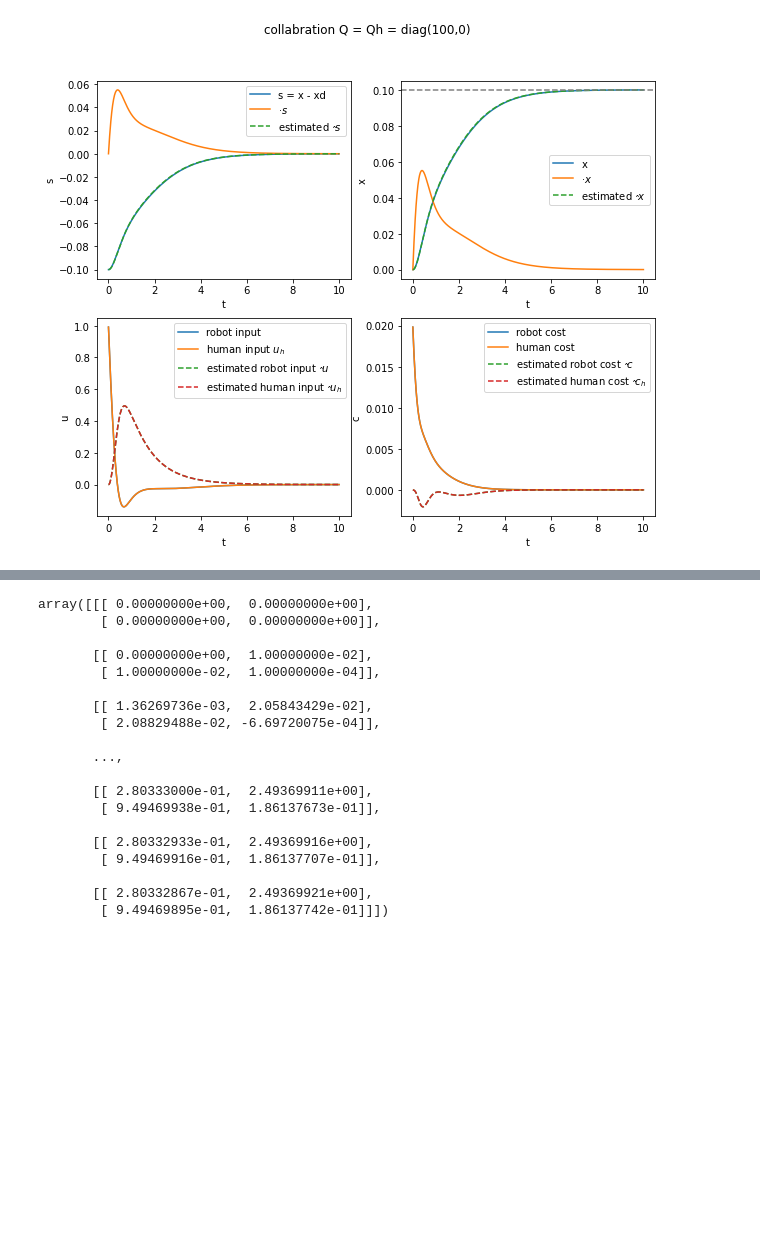
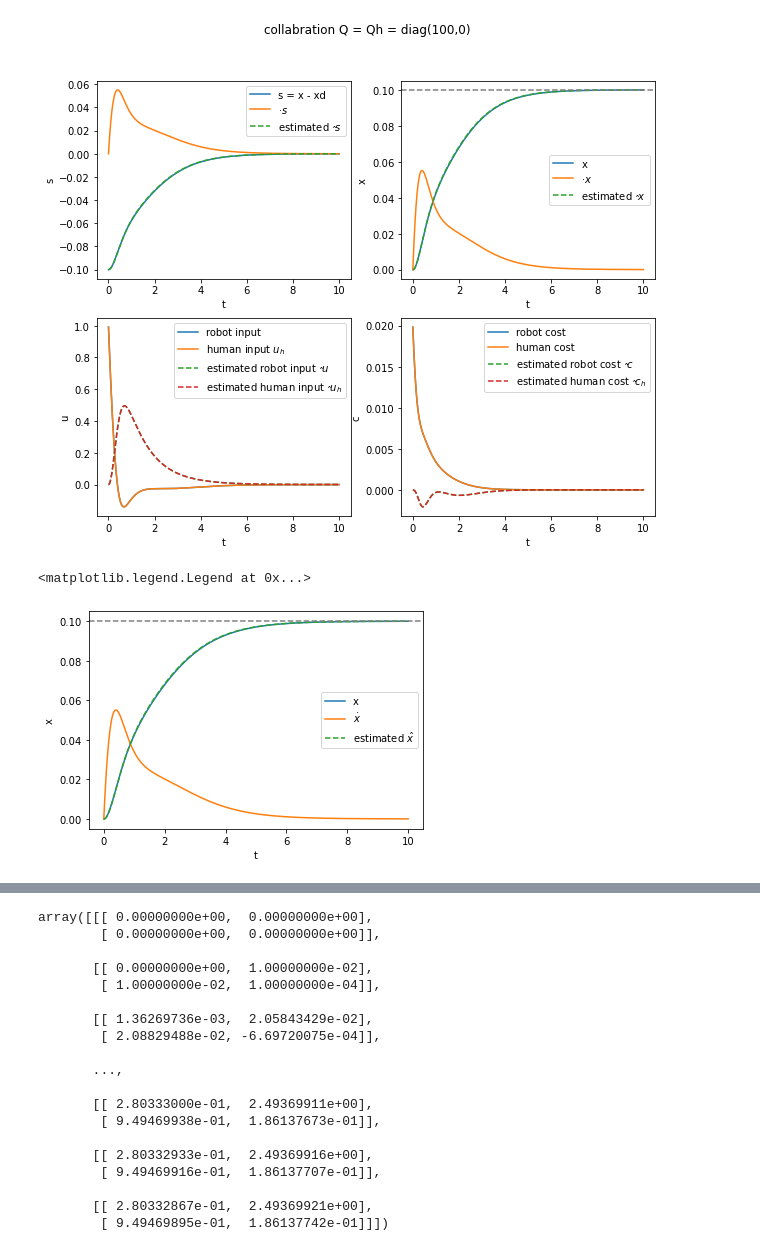
Before and after one commit to hachouuw/546-22Wi-OPT-AC, a Jupyter notebook: Paper_simulations.ipynb, the cells around one changed output, grey strips where cells are left out. Saved outputs shown, nothing was run; the diff lists cells and outputs as text; code cells hidden in the pictures; blank space fills up the shorter version.

```diff
--- a/Paper_simulations.ipynb
+++ b/Paper_simulations.ipynb
@@ -447,3 +447,14 @@ fig.suptitle('collabration Q = Qh = diag(100,0)')
 plt.show()
 # %% [output]
 [figure]
+# %%
+plt.plot(t_,s[:-1,0]+ xd, label= 'x')
+plt.plot(t_,s[:-1,1], label= r'$\dot{x}$')
+plt.plot(t_,sh[:,0][:-1]+ xd, '--',label= r'estimated $\hat{x}$')
+plt.axhline(y=0.1, color='grey', linestyle='--')
+plt.ylabel('x')
+plt.xlabel('t')
+plt.legend()
+# %% [output]
+<matplotlib.legend.Legend at 0x...>
+[figure, added]
```
Also changed, not shown: parts of 3 cells of this notebook.
